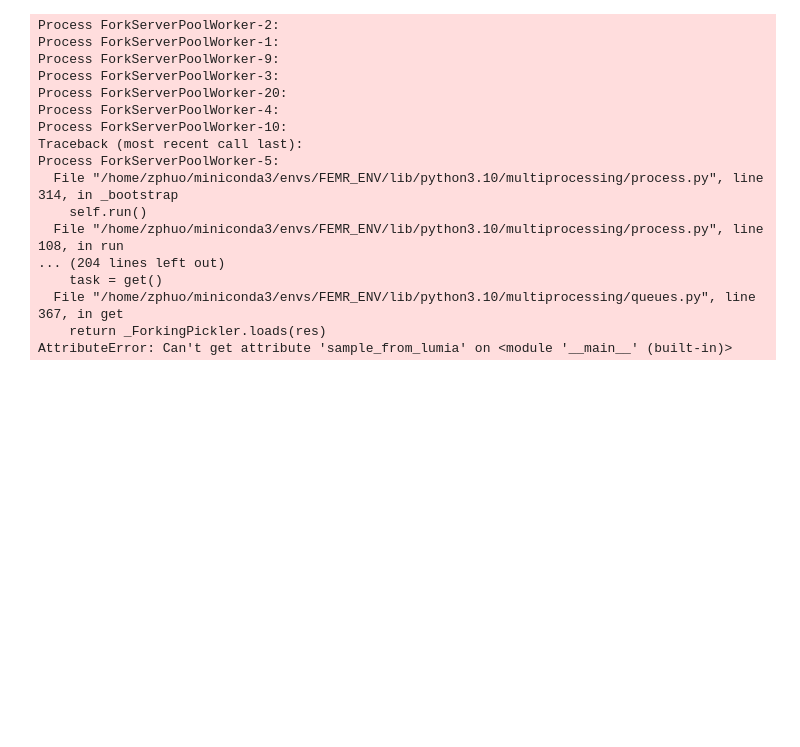
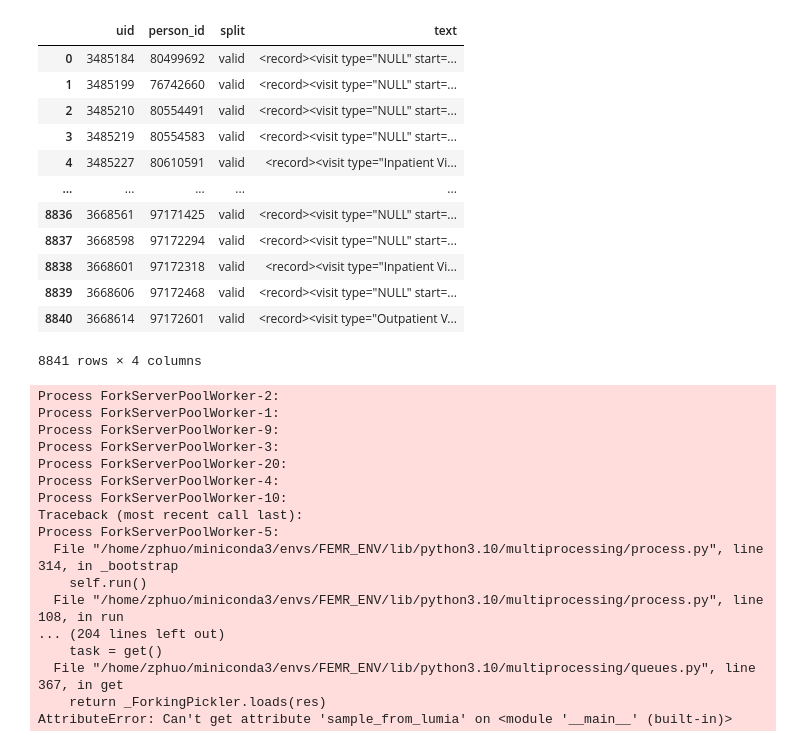
Before and after one commit to som-shahlab/femr, a Jupyter notebook: tutorials/medical_instruction_lumia_old.ipynb, the cells around one changed output. Cells and saved outputs as stored; diff of their text form; code cells hidden in the pictures; blank space fills up the shorter version.

```diff
--- a/tutorials/medical_instruction_lumia.ipynb
+++ b/tutorials/medical_instruction_lumia_old.ipynb
@@ -39,6 +39,30 @@ class ReservoirSampler:
                 self.values[r] = value
 
         self.total += 1
+# %%
+path = '/local-scratch/nigam/projects/jfries/crfm/datasets/pretraining/shc/markup_codes_notes_desc_dedup_x8_v1/'
+import os
+files = os.listdir(path)
+# %%
+train_file='valid.19.1684831482.jsonl.gz'
+import pandas as pd
+df = pd.read_json(os.path.join(path, train_file), lines=True, compression='gzip')
+# %%
+df
+# %% [output]
+|  | uid | person_id | split | text |
+| 0 | 3485184 | 80499692 | valid | <record><visit type="NULL" start=... |
+| 1 | 3485199 | 76742660 | valid | <record><visit type="NULL" start=... |
+| 2 | 3485210 | 80554491 | valid | <record><visit type="NULL" start=... |
+| 3 | 3485219 | 80554583 | valid | <record><visit type="NULL" start=... |
+| 4 | 3485227 | 80610591 | valid | <record><visit type="Inpatient Vi... |
+| ... | ... | ... | ... | ... |
+| 8836 | 3668561 | 97171425 | valid | <record><visit type="NULL" start=... |
+| 8837 | 3668598 | 97172294 | valid | <record><visit type="NULL" start=... |
+| 8838 | 3668601 | 97172318 | valid | <record><visit type="Inpatient Vi... |
+| 8839 | 3668606 | 97172468 | valid | <record><visit type="NULL" start=... |
+| 8840 | 3668614 | 97172601 | valid | <record><visit type="Outpatient V... |
+8841 rows × 4 columns
 # %%
 k = 10000
 seed = 1234
```
Also changed, not shown: 1 other file.
